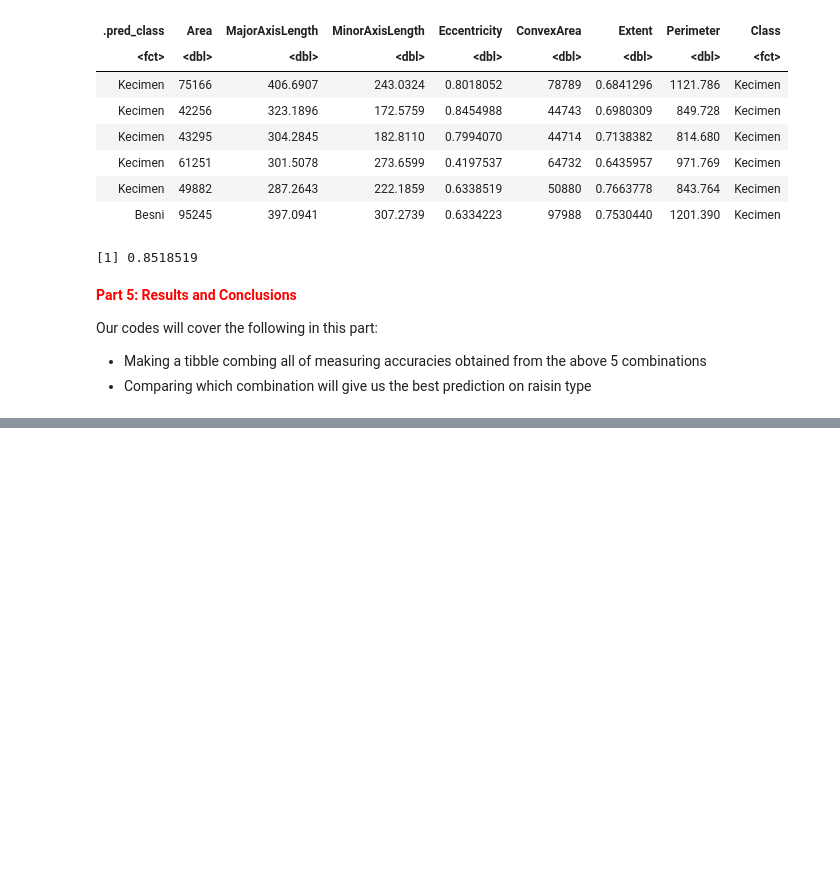
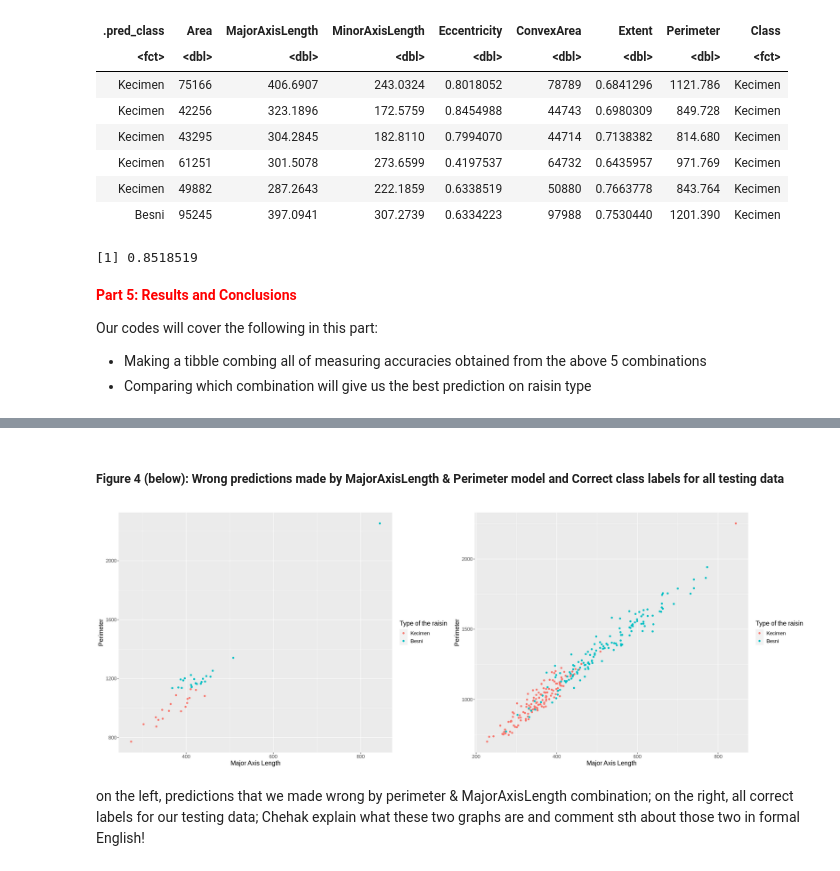
Before and after one commit to Jitao-Z/Identify_types_of_raisins_from_images, a Jupyter notebook: Final_report.ipynb, the cells around one changed output, grey strips where cells are left out. Saved outputs shown, nothing was run; the diff lists cells and outputs as text; code cells hidden in the pictures; blank space fills up the shorter version.

```diff
--- a/Final_report.ipynb
+++ b/Final_report.ipynb
@@ -473,0 +595,28 @@ A tibble: 5 × 2
+# %% [markdown]
+##### Figure 4 (below): Wrong predictions made by MajorAxisLength & Perimeter model and Correct class labels for all testing data
+# %%
+options(repr.plot.width = 22, repr.plot.height = 8)
+
+wrong_prediction <- per_test_final |>
+    filter(.pred_class != Class)
+
+wrong_prediction_graph <- wrong_prediction |>
+    ggplot(aes(x = MajorAxisLength, y = Perimeter, color = .pred_class)) +
+    geom_point() +
+    labs(x = "Major Axis Length", y = "Perimeter", color = "Type of the raisin") +
+    theme(text = element_text(size = 14))
+
+correct_type_raisin <- per_test_final |>
+    ggplot(aes(x = MajorAxisLength, y = Perimeter, color = Class)) +
+    geom_point() +
+    labs(x = "Major Axis Length", y = "Perimeter", color = "Type of the raisin") +
+    theme(text = element_text(size = 14))
+
+compare_wrong_vs_correct <- plot_grid(wrong_prediction_graph, correct_type_raisin, ncol = 2)
+compare_wrong_vs_correct
+# %% [output]
+[figure, added]
+# %% [markdown]
+on the left, predictions that we made wrong by perimeter & MajorAxisLength combination;
+on the right, all correct labels for our testing data;
+Chehak explain what these two graphs are and comment sth about those two in formal English!
```
Also changed, not shown: parts of 27 cells of this notebook, 1 other file.
